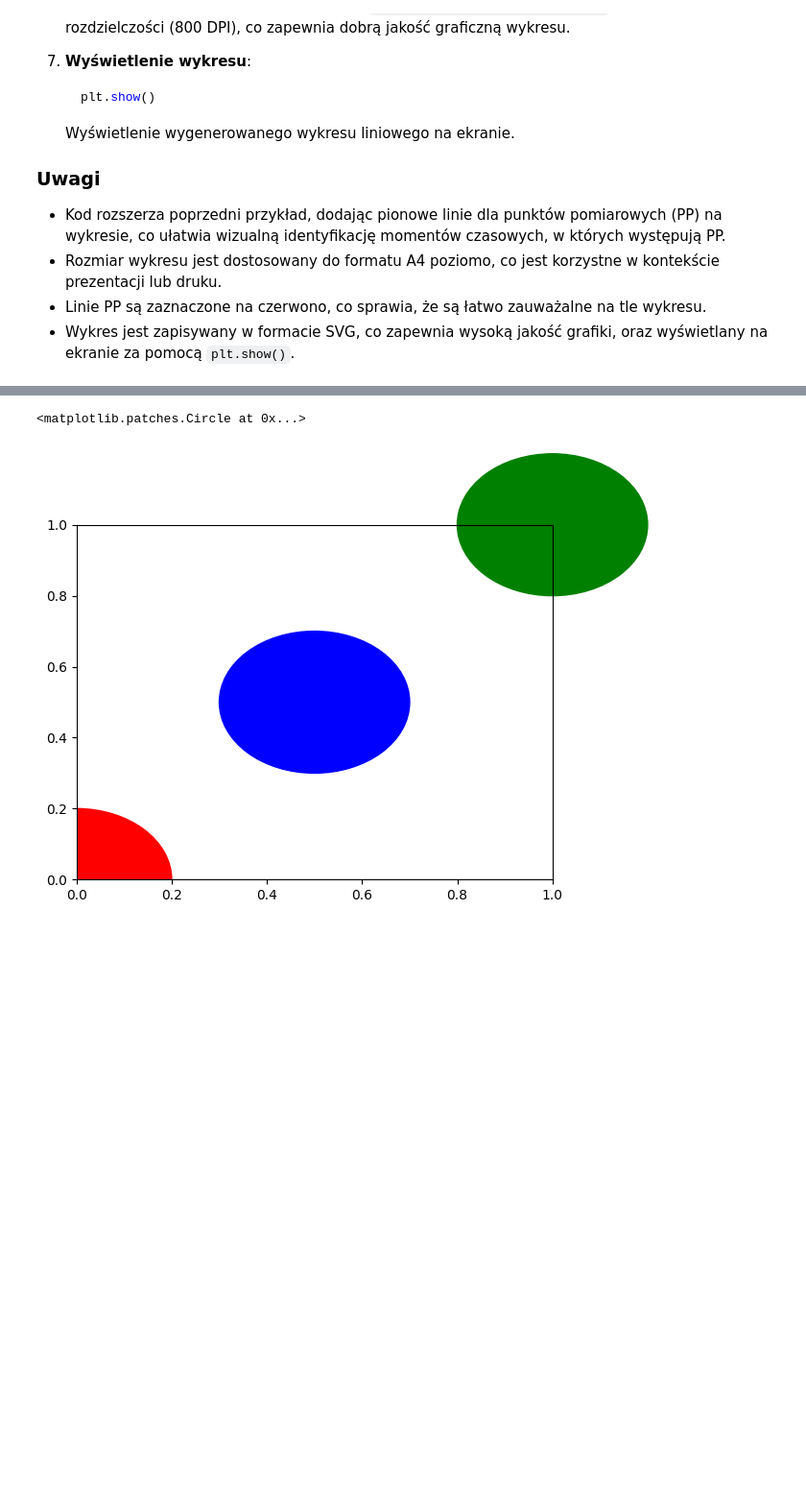
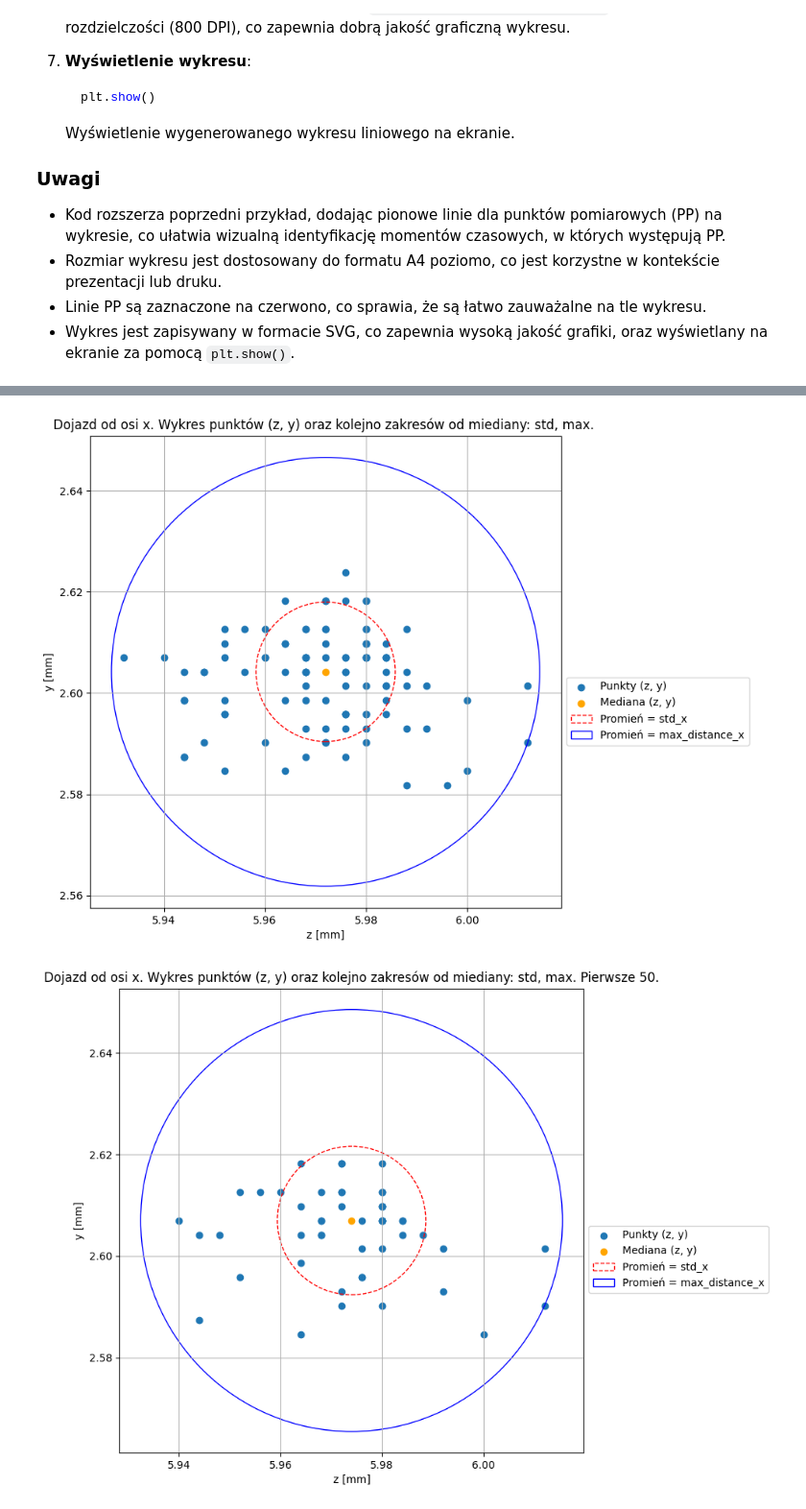
Before and after one commit to Niewiaro/Robot_Data_Analysis, a Jupyter notebook: robot-data-analysis.ipynb, the cells around one changed output, grey strips where cells are left out. Shown at 96% size. Drawn from its saved outputs; the diff is of its cells as text; code cells hidden in the pictures; blank space fills up the shorter version.

Commit message:
circles for each axis

```diff
--- a/robot-data-analysis.ipynb
+++ b/robot-data-analysis.ipynb
@@ -722,16 +690,52 @@ plt.show()
-# %%
-circle1 = plt.Circle((0, 0), 0.2, color='r')
-circle2 = plt.Circle((0.5, 0.5), 0.2, color='blue')
-circle3 = plt.Circle((1, 1), 0.2, color='g', clip_on=False)
-
-fig, ax = plt.subplots() # note we must use plt.subplots, not plt.subplot
-# (or if you have an existing figure)
-# fig = plt.gcf()
-# ax = fig.gca()
-
-ax.add_patch(circle1)
-ax.add_patch(circle2)
-ax.add_patch(circle3)
-# %% [output]
-<matplotlib.patches.Circle at 0x...>
-[figure, removed]
+# %%
+def plot_2D_circle(df, col_name_0, col_name_1, col_name_2, label_0, label_1, label_2, description=''):
+    # Obliczenie mediany i odchylenia standardowego
+    median_0 = df[col_name_0].median()
+    median_1 = df[col_name_1].median()
+    std_0 = df[col_name_2].std()
+
+    # Obliczenie maksymalnej odległości euklidesowej do najdalszego punktu
+    distances = np.sqrt((df[col_name_0] - median_0)**2 + (df[col_name_1] - median_1)**2)
+    max_distance = distances.max()
+
+    # Wykres
+    plt.figure(figsize=(12, 8))
+
+    # Punkty (col_name_0, col_name_1)
+    plt.scatter(df[col_name_0], df[col_name_1], label=f'Punkty ({label_0}, {label_1})')
+    plt.scatter(median_0, median_1, label=f'Mediana ({label_0}, {label_1})', color='orange')
+
+    # Koło o środku w (median_0, median_1) i promieniu std_0
+    circle_std = plt.Circle((median_0, median_1), std_0, color='red', fill=False, linestyle='--', linewidth=1, label=f'Promień = std_{label_2}' )
+
+    # Koło o środku w (median_0, median_1) i promieniu max_distance
+    circle_max = plt.Circle((median_0, median_1), max_distance, color='blue', fill=False, linestyle='-', linewidth=1, label=f'Promień = max_distance_{label_2}')
+
+    plt.gca().add_patch(circle_std)
+    plt.gca().add_patch(circle_max)
+
+    # Ustawienie jednakowej skali dla osi y i z
+    plt.gca().set_aspect('equal', adjustable='box')
+
+    plt.xlabel(f'{label_0} [mm]')
+    plt.ylabel(f'{label_1} [mm]')
+    plt.title(f'Dojazd od osi {label_2}. Wykres punktów ({label_0}, {label_1}) oraz kolejno zakresów od miediany: std, max. {description}')
+    plt.legend(loc='best', bbox_to_anchor=(1, 0.5))  # Przeniesienie legendy poza wykres
+    plt.grid(True)
+    plt.show()
+
+plot_2D_circle(values_at_time_points_x, 'z_mm', 'y_mm', 'x_mm', 'z', 'y', 'x')
+plot_2D_circle(values_at_time_points_x[:50], 'z_mm', 'y_mm', 'x_mm', 'z', 'y', 'x', 'Pierwsze 50.')
+plot_2D_circle(values_at_time_points_x[-50:], 'z_mm', 'y_mm', 'x_mm', 'z', 'y', 'x', 'Ostatnie 50.')
+plot_2D_circle(values_at_time_points_x[25:75], 'z_mm', 'y_mm', 'x_mm', 'z', 'y', 'x', 'Od 25 do 75.')
+plot_2D_circle(values_at_time_points_z, 'x_mm', 'y_mm', 'z_mm', 'x', 'y', 'z')
+plot_2D_circle(values_at_time_points_z[:50], 'x_mm', 'y_mm', 'z_mm', 'x', 'y', 'z', 'Pierwsze 50.')
+plot_2D_circle(values_at_time_points_z[-50:], 'x_mm', 'y_mm', 'z_mm', 'x', 'y', 'z', 'Ostatnie 50.')
+plot_2D_circle(values_at_time_points_z[25:75], 'x_mm', 'y_mm', 'z_mm', 'x', 'y', 'z', 'Od 25 do 75.')
+plot_2D_circle(values_at_time_points_y, 'x_mm', 'z_mm', 'y_mm', 'x', 'z', 'y')
+plot_2D_circle(values_at_time_points_y[:50], 'x_mm', 'z_mm', 'y_mm', 'x', 'z', 'y', 'Pierwsze 50.')
+plot_2D_circle(values_at_time_points_y[-50:], 'x_mm', 'z_mm', 'y_mm', 'x', 'z', 'y', 'Ostatnie 50.')
+plot_2D_circle(values_at_time_points_y[25:75], 'x_mm', 'z_mm', 'y_mm', 'x', 'z', 'y', 'Od 25 do 75.')
+# %% [output]
+[figure, added]
+[figure, added]
```
Also changed, not shown: parts of 11 cells of this notebook.
